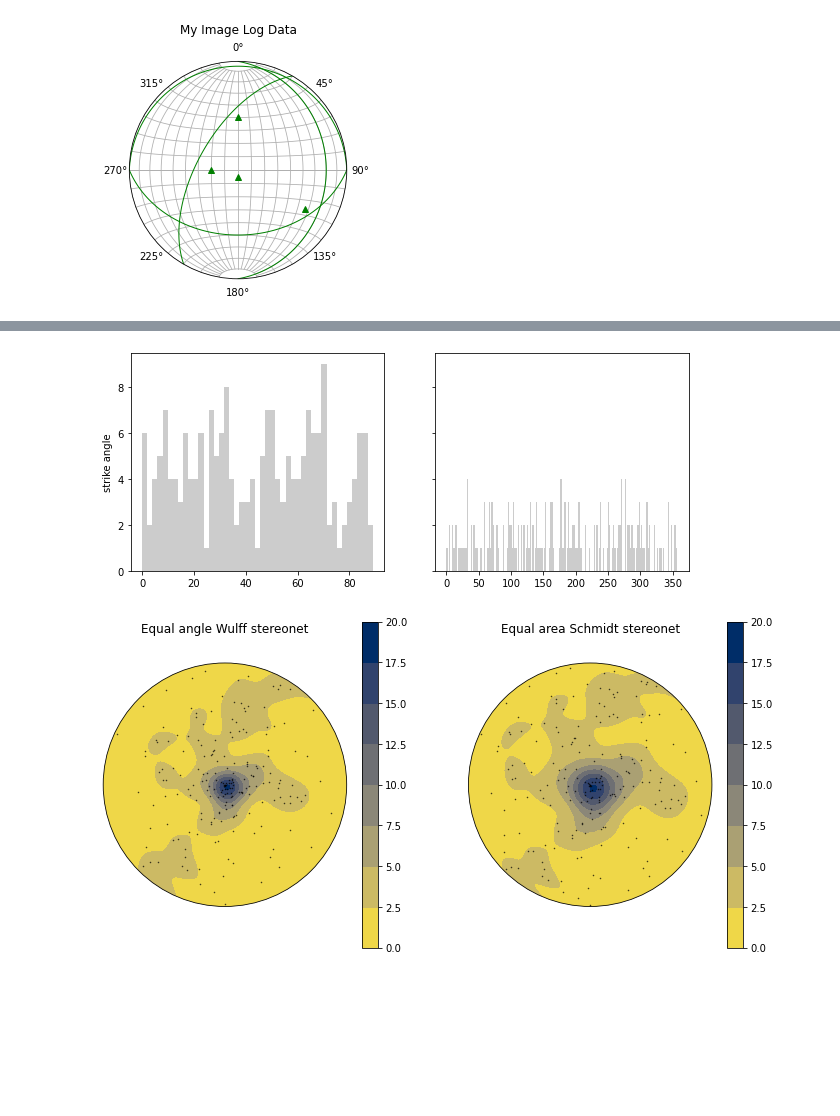
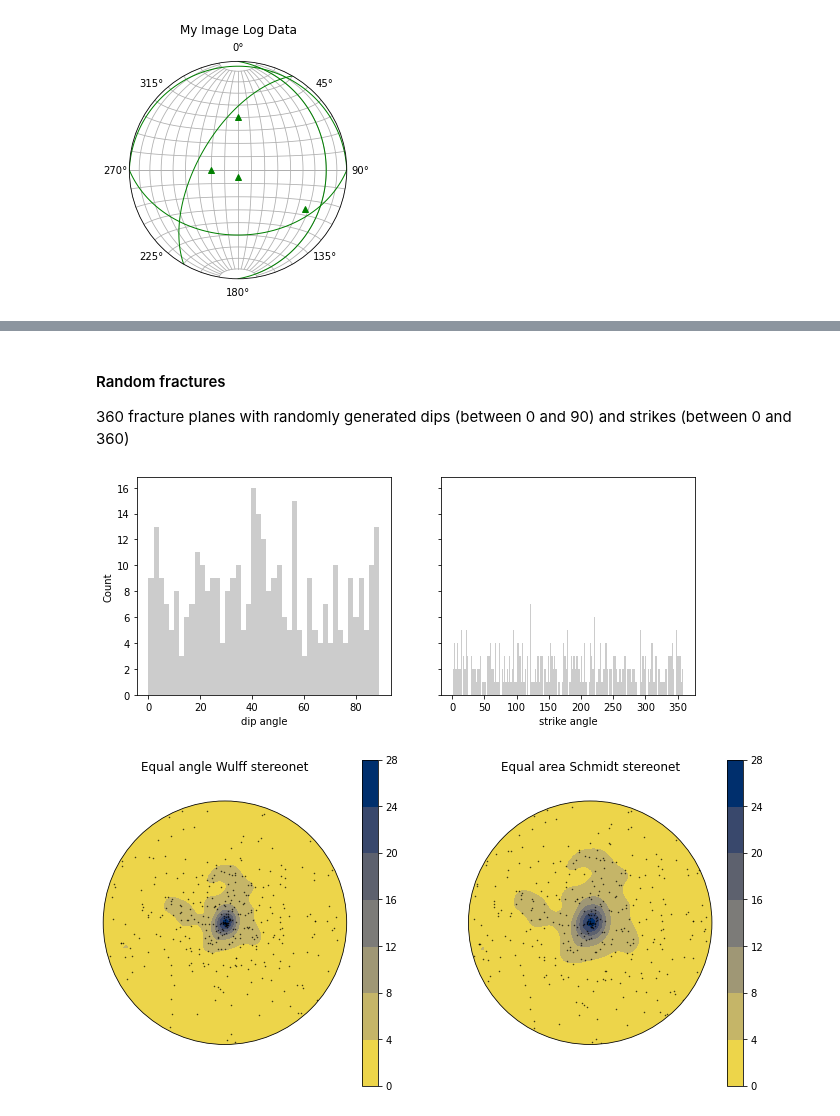
Before and after one commit to ICWallis/fractoolbox, a Jupyter notebook: demo-stereonet-basics.ipynb, the cells around one changed output, grey strips where cells are left out. Saved outputs shown, nothing was run; the diff lists cells and outputs as text; code cells hidden in the pictures; blank space fills up the shorter version.

```diff
--- a/demo-stereonet-basics.ipynb
+++ b/demo-stereonet-basics.ipynb
@@ -308,19 +314,23 @@ plt.show()
+# %% [markdown]
+#### Random fractures
+
+360 fracture planes with randomly generated dips (between 0 and 90) and strikes (between 0 and 360)
 # %%
 # Generate a random scatter of fractures
-size = 200
+size = 360
 random_strikes = np.random.randint(0, 360, size=size)
 random_dips = np.random.randint(0, 90, size=size)
 
-# plot demonstrating that we have a regular distibution of fractures
+# plot demonstrating that we have a random but evenly spread distribution of fractures
 f,(ax1,ax2) = plt.subplots(1,2,figsize=(10,4),sharey=True)
 ax1.hist(random_dips, bins=45,color='k',alpha=0.2)
 ax2.hist(random_strikes, bins=180,color='k',alpha=0.2)
 ax1.set_ylabel('Count')
-ax1.set_ylabel('dip angle')
-ax1.set_ylabel('strike angle')
+ax1.set_xlabel('dip angle')
+ax2.set_xlabel('strike angle')
 plt.show()
 # %% [output]
-[figure, old version]
+[figure, new version]
 # %%
 fig = plt.figure(figsize=(12,6))
 
@@ -353,7 +363,7 @@ ax2.set_title('Equal area Schmidt stereonet',y=1.1)
 
 plt.show()
 # %% [output]
-[figure, old version]
+[figure, new version]
 # %%
 %watermark -a "Irene Wallis" -d -v -p numpy,pandas,matplotlib,mplstereonet -g
 # %% [output]
```
Also changed, not shown: parts of 6 cells of this notebook, 2 other files.
